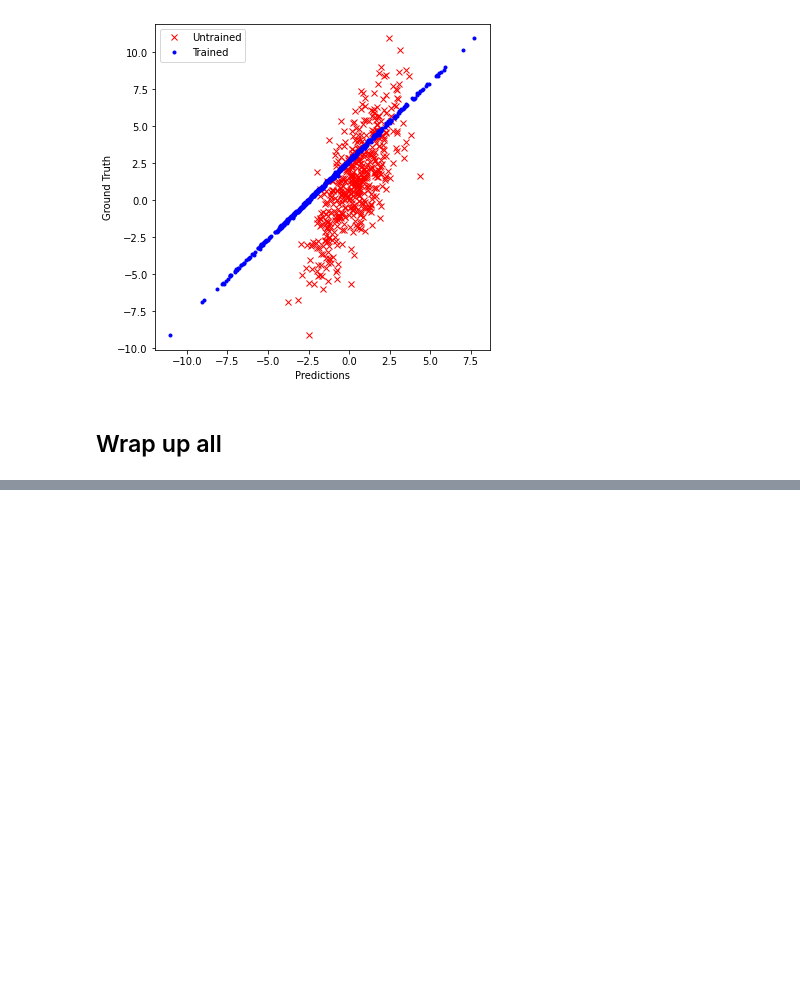
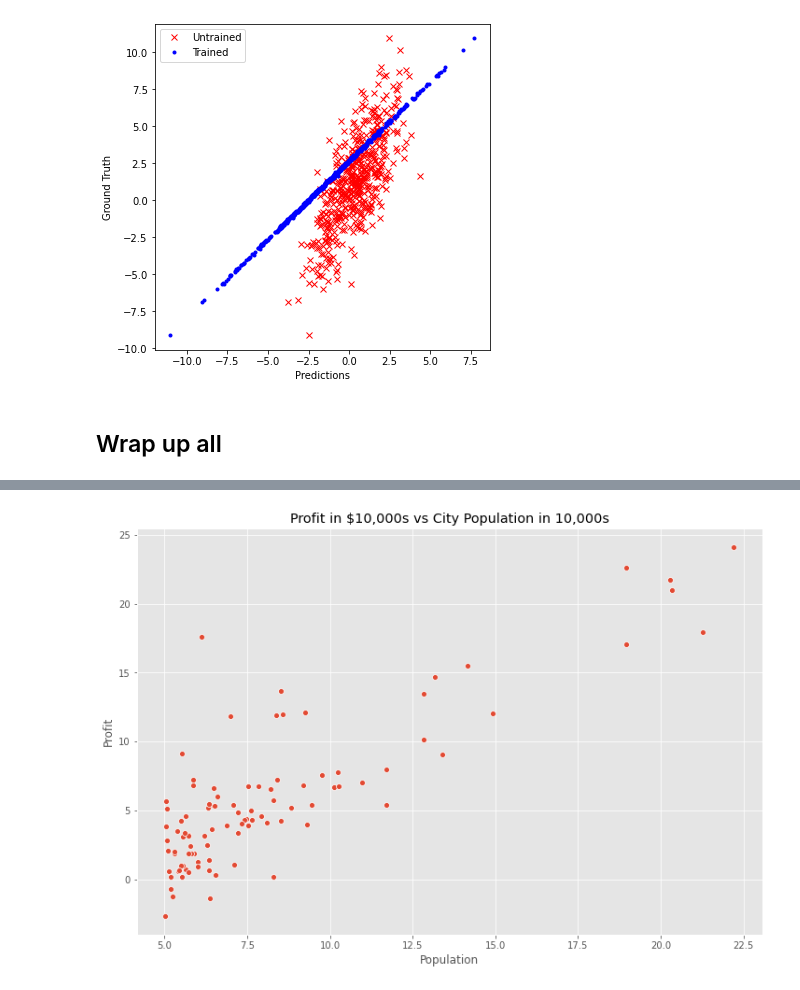
Before and after one commit to otwn/Data-Science-Review, a Jupyter notebook: Linear_Regression.ipynb, the cells around one changed output, grey strips where cells are left out. Cells and saved outputs as stored; diff of their text form; code cells hidden in the pictures; blank space fills up the shorter version.

```diff
--- a/Linear_Regression.ipynb
+++ b/Linear_Regression.ipynb
@@ -388,0 +455,11 @@ class LinearModel:
+# %%
+import matplotlib.pyplot as plt
+plt.style.use('ggplot')
+%matplotlib inline
+# %%
+import numpy as np
+import pandas as pd
+import seaborn as sns
+plt.rcParams['figure.figsize'] = (12, 8)
+# %%
+data = data = pd.read_csv("https://raw.githubusercontent.com/otwn/Data-Science-Review/master/data/food_truck_data.txt")
@@ -388,0 +489,5 @@ class LinearModel:
+# %%
+ax = sns.scatterplot(x="Population", y="Profit", data=data)
+ax.set_title("Profit in $10,000s vs City Population in 10,000s");
+# %% [output]
+[figure, added]
```
Also changed, not shown: parts of 14 cells of this notebook.
